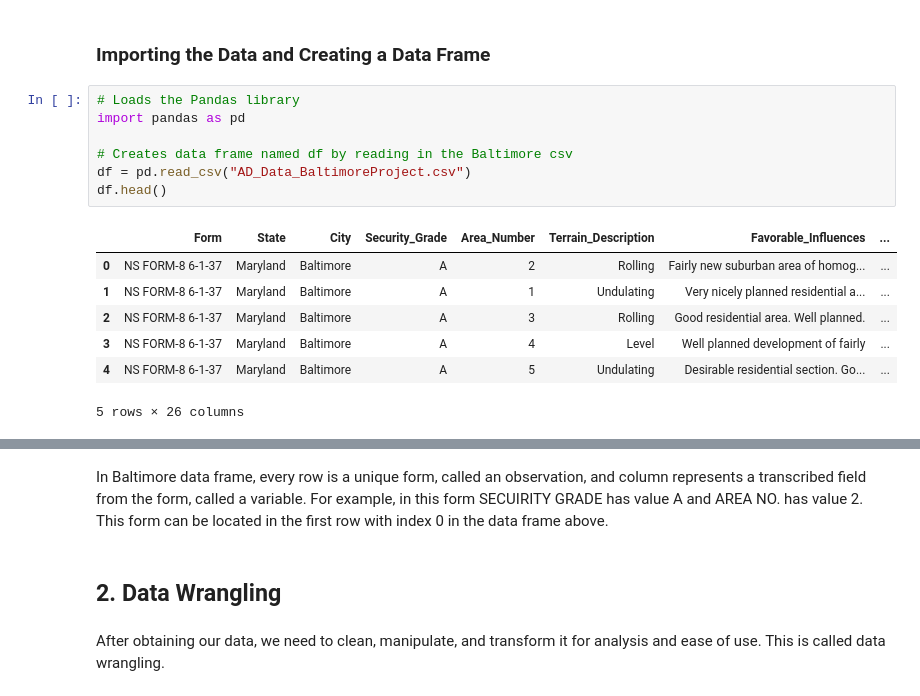
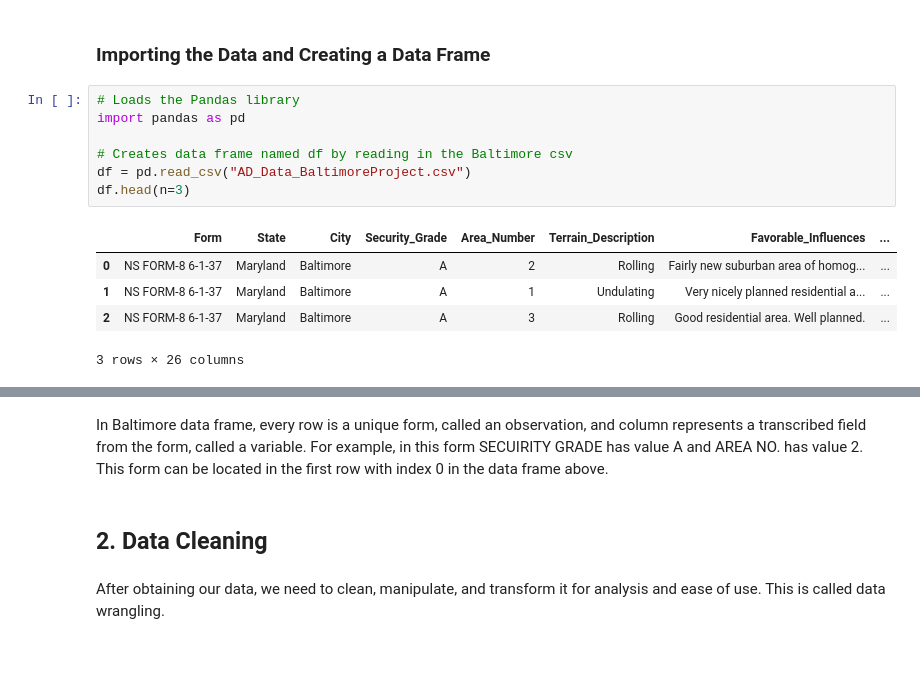
Before and after one commit to umd-cases/dcic_baltimore-notebook, a Jupyter notebook: baltimore_redlining_notebook/notebook/Baltimore .ipynb, the cells around one changed output, grey strips where cells are left out. Saved outputs shown, nothing was run; the diff lists cells and outputs as text; blank space fills up the shorter version.

Commit message:
added section

```diff
--- a/baltimore_redlining_notebook/notebook/Baltimore .ipynb
+++ b/baltimore_redlining_notebook/notebook/Baltimore .ipynb
@@ -29,24 +29,22 @@ A data frame is a table where every row represents a single unique object and ev
 # %%
 # Loads the Pandas library
 import pandas as pd
 
 # Creates data frame named df by reading in the Baltimore csv
 df = pd.read_csv("AD_Data_BaltimoreProject.csv")
-df.head()
+df.head(n=3)
 # %% [output]
 |  | Form | State | City | Security_Grade | Area_Number | Terrain_Description | Favorable_Influences | ... |
 | 0 | NS FORM-8 6-1-37 | Maryland | Baltimore | A | 2 | Rolling | Fairly new suburban area of homog... | ... |
 | 1 | NS FORM-8 6-1-37 | Maryland | Baltimore | A | 1 | Undulating | Very nicely planned residential a... | ... |
 | 2 | NS FORM-8 6-1-37 | Maryland | Baltimore | A | 3 | Rolling | Good residential area. Well planned. | ... |
-| 3 | NS FORM-8 6-1-37 | Maryland | Baltimore | A | 4 | Level | Well planned development of fairly | ... |
-| 4 | NS FORM-8 6-1-37 | Maryland | Baltimore | A | 5 | Undulating | Desirable residential section. Go... | ... |
-5 rows × 26 columns
+3 rows × 26 columns
 # %% [markdown]
 <img src="Baltimore_AD_002.png" width=400 >
 # %% [markdown]
 In Baltimore data frame, every row is a unique form, called an observation, and column represents a transcribed field from the form, called a variable. For example, in this form SECUIRITY GRADE has value A and AREA NO. has value 2. This form can be located in the first row with index 0 in the data frame above.
 # %% [markdown]
-## 2. Data Wrangling
+## 2. Data Cleaning
 # %% [markdown]
 After obtaining our data, we need to clean, manipulate, and transform it for analysis and ease of use. This is called data wrangling.
 # %% [markdown]
```
Also changed, not shown: parts of 35 cells of this notebook, 1 other file.
